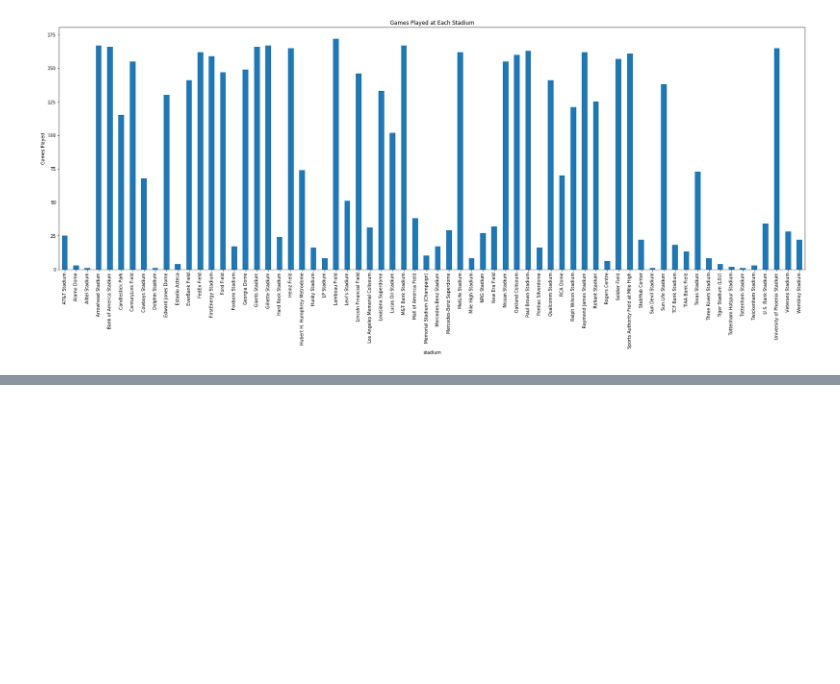
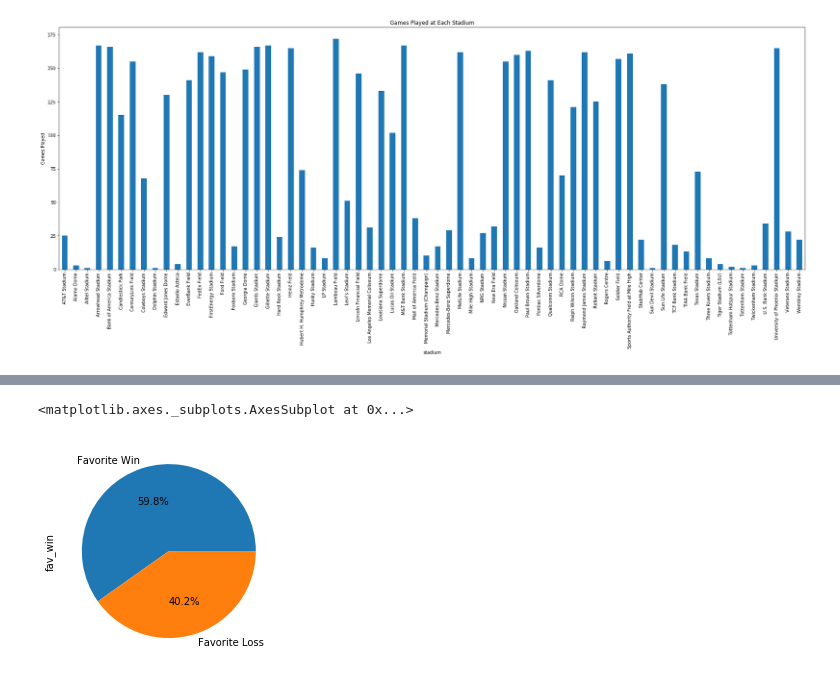
Before and after one commit to glandsly/sports-betting-analysis, a Jupyter notebook: Visualizations.ipynb, the cells around one changed output, grey strips where cells are left out. Saved outputs shown, nothing was run; the diff lists cells and outputs as text; code cells hidden in the pictures; blank space fills up the shorter version.

```diff
--- a/Visualizations.ipynb
+++ b/Visualizations.ipynb
@@ -125,0 +126,6 @@ plt.savefig('Viz_img/Avg_OU_byTeam.png')
+# %%
+dfvis5 = df['fav_win'].value_counts()
+dfvis5.plot.pie(labels = ('Favorite Win','Favorite Loss'),autopct='%1.1f%%')
+# %% [output]
+<matplotlib.axes._subplots.AxesSubplot at 0x...>
+[figure, added]
```
Also changed, not shown: parts of 1 cell of this notebook, 2 other files.
